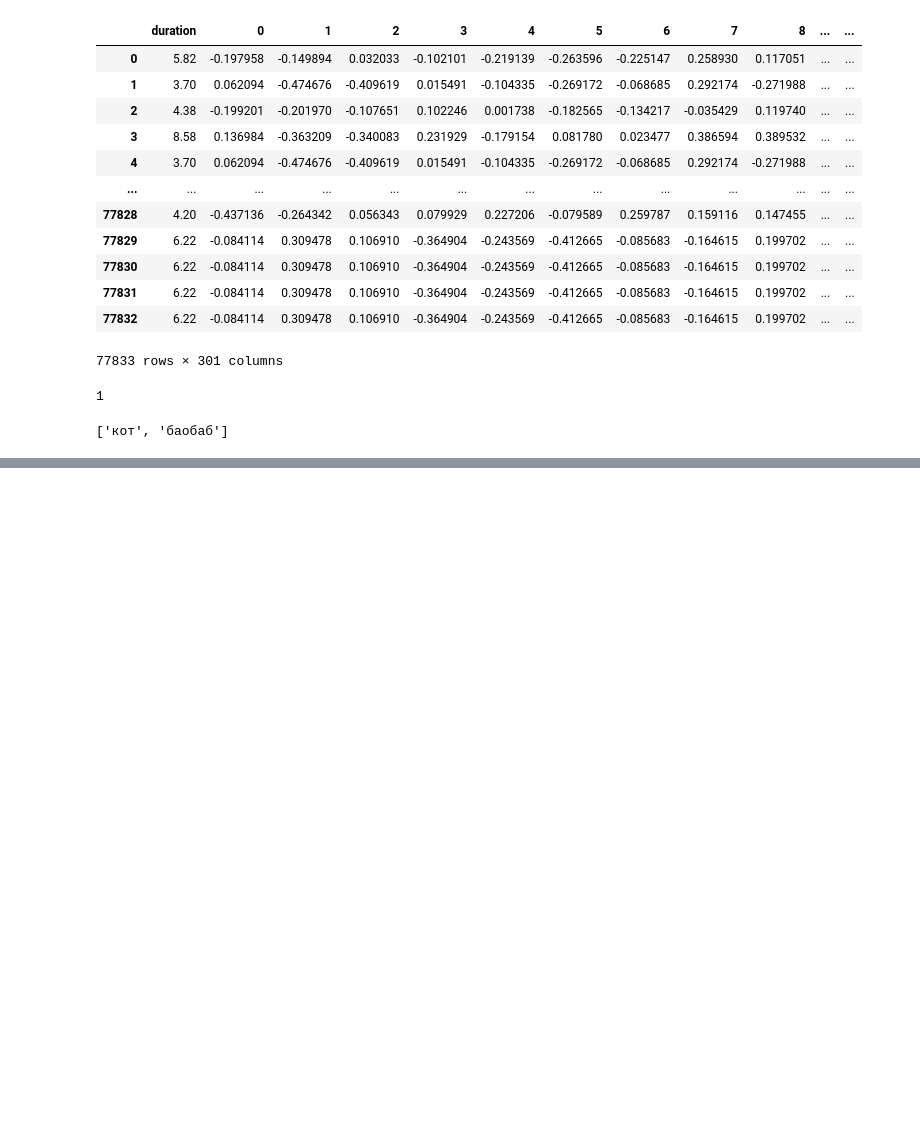
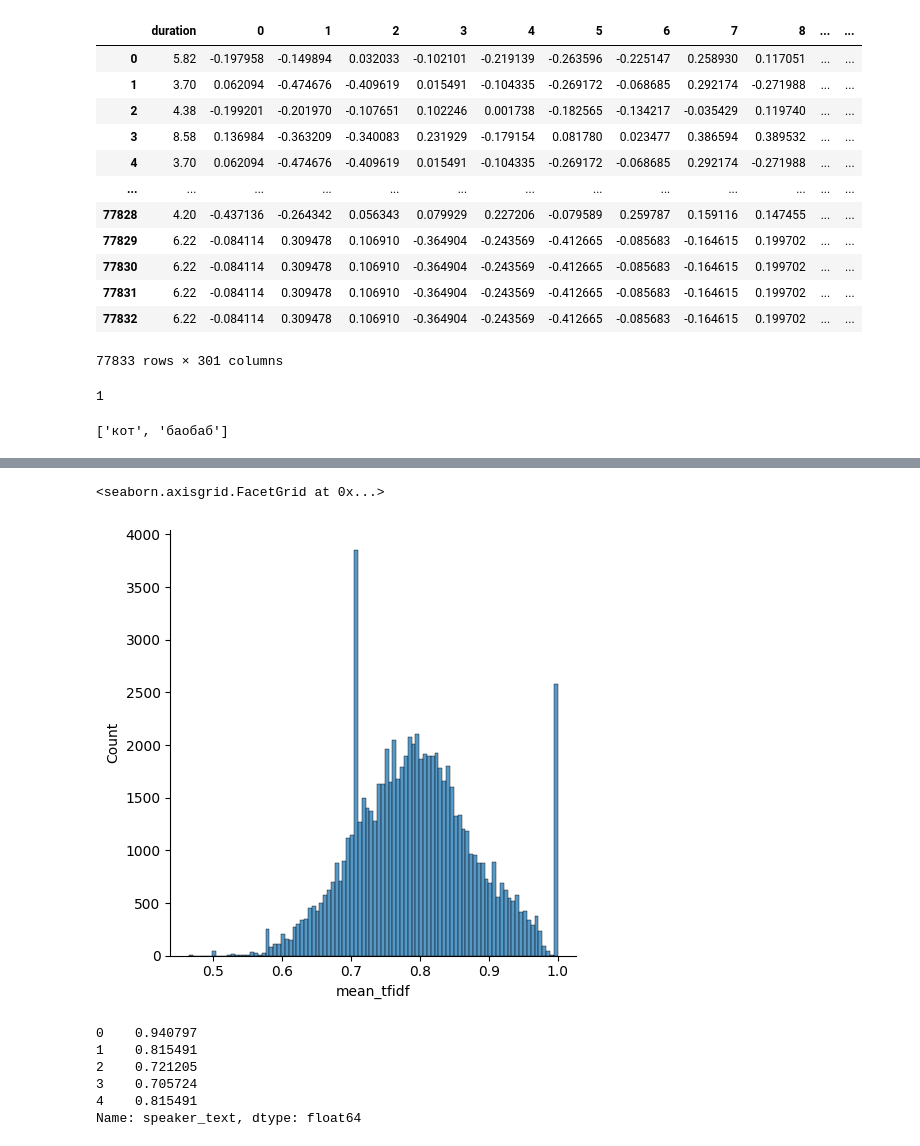
Before and after one commit to Kislv/MastersDegreeProject, a Jupyter notebook: test_hypotheses.ipynb, the cells around one changed output, grey strips where cells are left out. Drawn from its saved outputs; the diff is of its cells as text; code cells hidden in the pictures; blank space fills up the shorter version.

Commit message:
add tfidf

```diff
--- a/test_hypotheses.ipynb
+++ b/test_hypotheses.ipynb
@@ -256,0 +286,3 @@ nltk.word_tokenize('витя кот, баобаб',language='russian')
+# %%
+speakers_texts = duration_text_bags_of_words_df['speaker_text'].to_list()
+speaker_tfidf_dict = texts_to_tfidf_dict(speakers_texts)
@@ -256,0 +295,11 @@ nltk.word_tokenize('витя кот, баобаб',language='russian')
+# %%
+def text_to_mean_tfidf(text, tfidf_dict=speaker_tfidf_dict, tokenizer=text_to_normalized_tokens):
+    tokens = text_to_normalized_tokens(text)
+    sum_tfidf = 0
+    for token in tokens:
+        tfidf = tfidf_dict.get(token)
+        if tfidf is not None:
+            sum_tfidf += tfidf
+    return sum_tfidf / max(len(tokens), 1)
+
+text_to_mean_tfidf(russion_texts[0])
@@ -256,0 +308,3 @@ nltk.word_tokenize('витя кот, баобаб',language='russian')
+# %%
+all_features = duration_text_bags_of_words_df
+all_features.head()
@@ -256,0 +319,19 @@ nltk.word_tokenize('витя кот, баобаб',language='russian')
+# %%
+all_features['mean_tfidf'] = all_features['speaker_text'].apply(lambda x: text_to_mean_tfidf(x))
+# %%
+# penguins = sns.load_dataset("penguins")
+sns.displot(all_features['mean_tfidf'].to_frame(), x="mean_tfidf")
+# penguins.head()
+# %% [output]
+<seaborn.axisgrid.FacetGrid at 0x...>
+[figure, added]
+# %%
+# all_features.head()['speaker_text'].apply(lambda x: text_to_mean_tfidf(x))
+all_features['mean_tfidf']
+# %% [output]
+0    0.940797
+1    0.815491
+2    0.721205
+3    0.705724
+4    0.815491
+Name: speaker_text, dtype: float64
```
Also changed, not shown: parts of 14 cells of this notebook.
